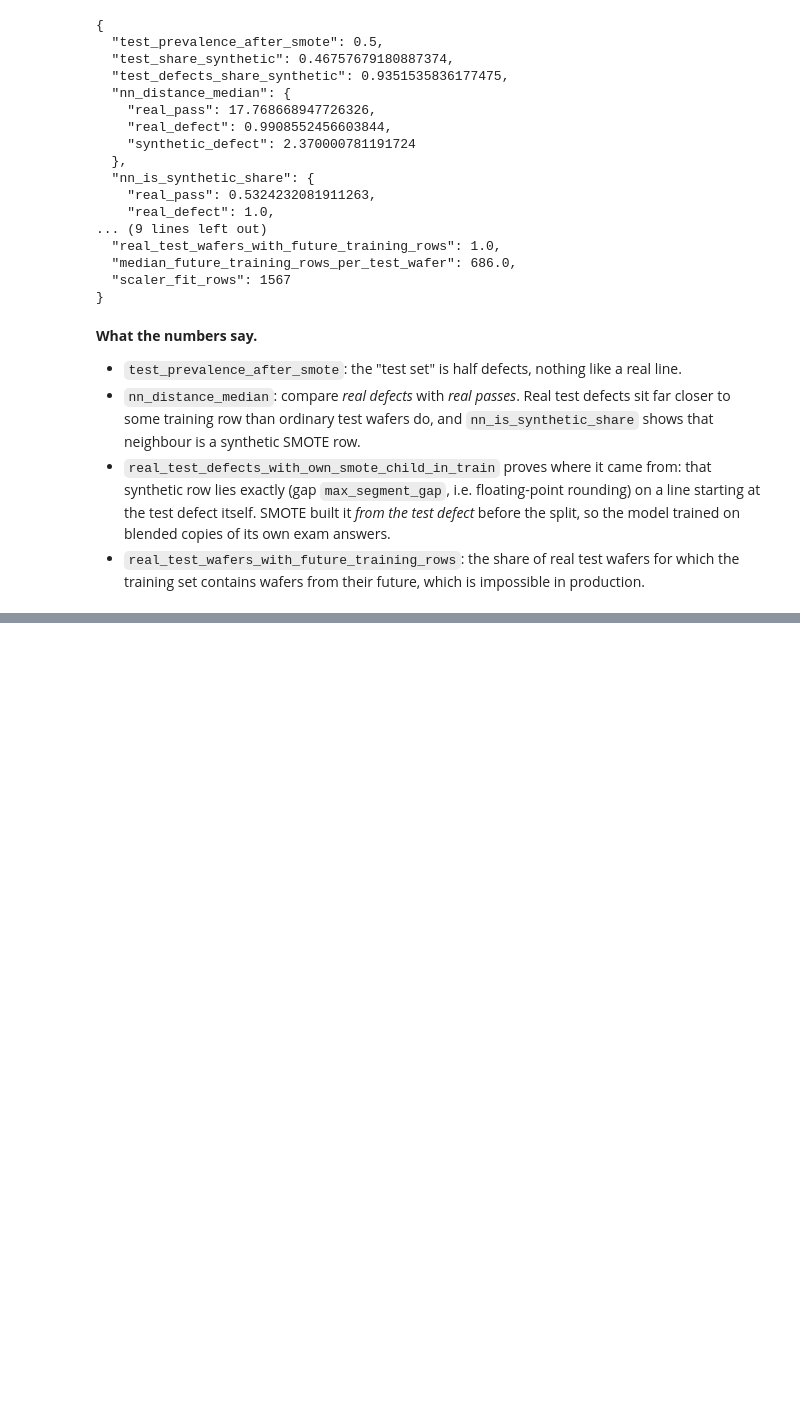
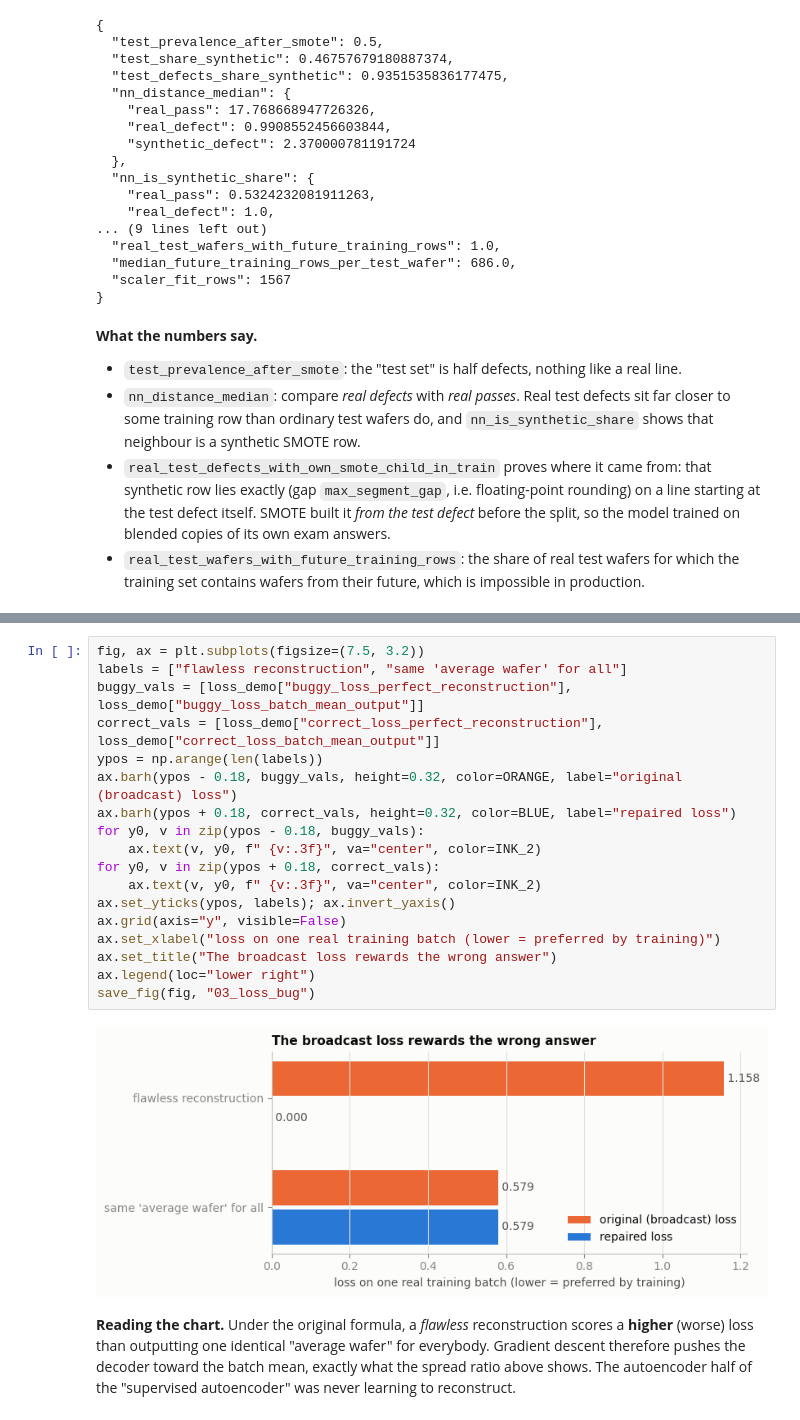
Before and after one commit to PROSTLE/Wafer-Guard, a Jupyter notebook: wafer_guard_fixed.ipynb, the cells around one changed output, grey strips where cells are left out. Cells and saved outputs as stored; diff of their text form; blank space fills up the shorter version.

Commit message:
Audit: demonstrate the broadcast reconstruction loss bug

```diff
--- a/wafer_guard_fixed.ipynb
+++ b/wafer_guard_fixed.ipynb
@@ -455,0 +515,25 @@ print(json.dumps(leak, indent=2))
+# %%
+fig, ax = plt.subplots(figsize=(7.5, 3.2))
+labels = ["flawless reconstruction", "same 'average wafer' for all"]
+buggy_vals = [loss_demo["buggy_loss_perfect_reconstruction"], loss_demo["buggy_loss_batch_mean_output"]]
+correct_vals = [loss_demo["correct_loss_perfect_reconstruction"], loss_demo["correct_loss_batch_mean_output"]]
+ypos = np.arange(len(labels))
+ax.barh(ypos - 0.18, buggy_vals, height=0.32, color=ORANGE, label="original (broadcast) loss")
+ax.barh(ypos + 0.18, correct_vals, height=0.32, color=BLUE, label="repaired loss")
+for y0, v in zip(ypos - 0.18, buggy_vals):
+    ax.text(v, y0, f" {v:.3f}", va="center", color=INK_2)
+for y0, v in zip(ypos + 0.18, correct_vals):
+    ax.text(v, y0, f" {v:.3f}", va="center", color=INK_2)
+ax.set_yticks(ypos, labels); ax.invert_yaxis()
+ax.grid(axis="y", visible=False)
+ax.set_xlabel("loss on one real training batch (lower = preferred by training)")
+ax.set_title("The broadcast loss rewards the wrong answer")
+ax.legend(loc="lower right")
+save_fig(fig, "03_loss_bug")
+# %% [output]
+[figure, added]
+# %% [markdown]
+**Reading the chart.** Under the original formula, a *flawless* reconstruction scores a
+**higher** (worse) loss than outputting one identical "average wafer" for everybody. Gradient
+descent therefore pushes the decoder toward the batch mean, exactly what the spread ratio above
+shows. The autoencoder half of the "supervised autoencoder" was never learning to reconstruct.
```
Also changed, not shown: parts of 2 cells of this notebook.
